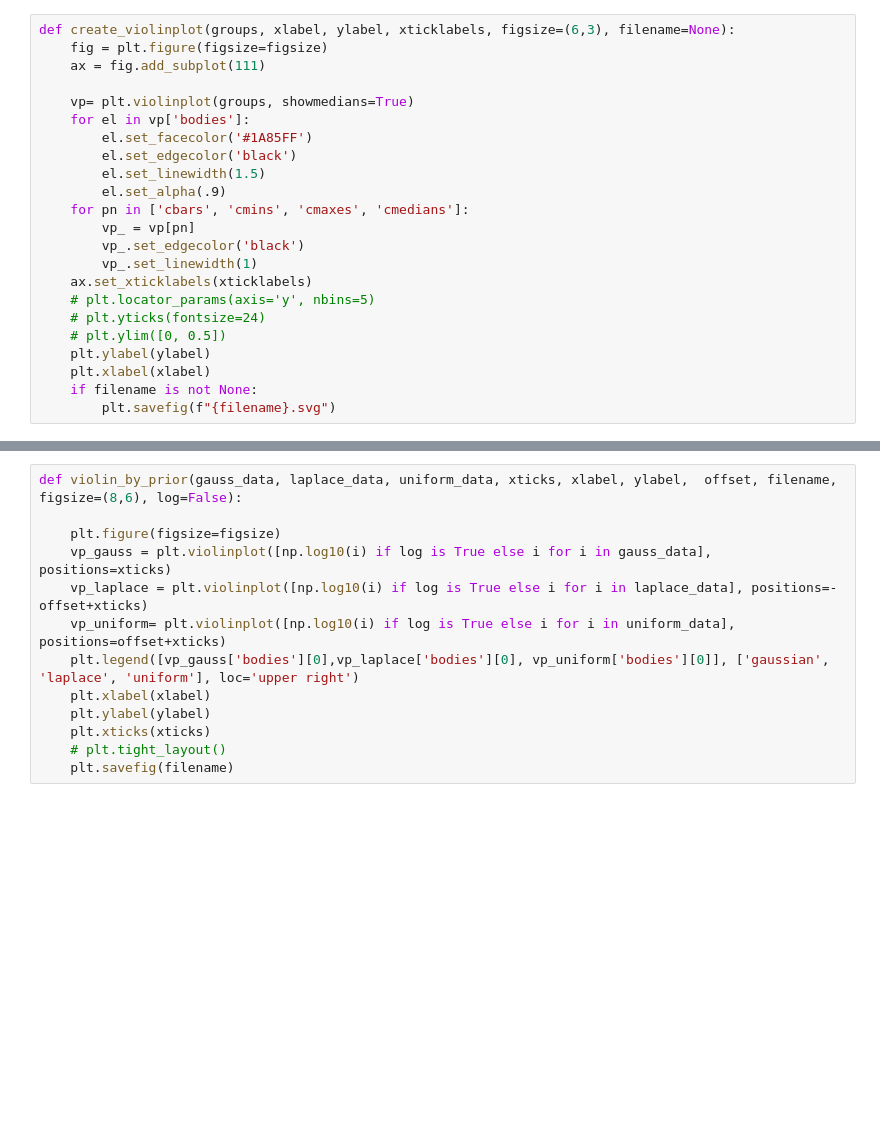
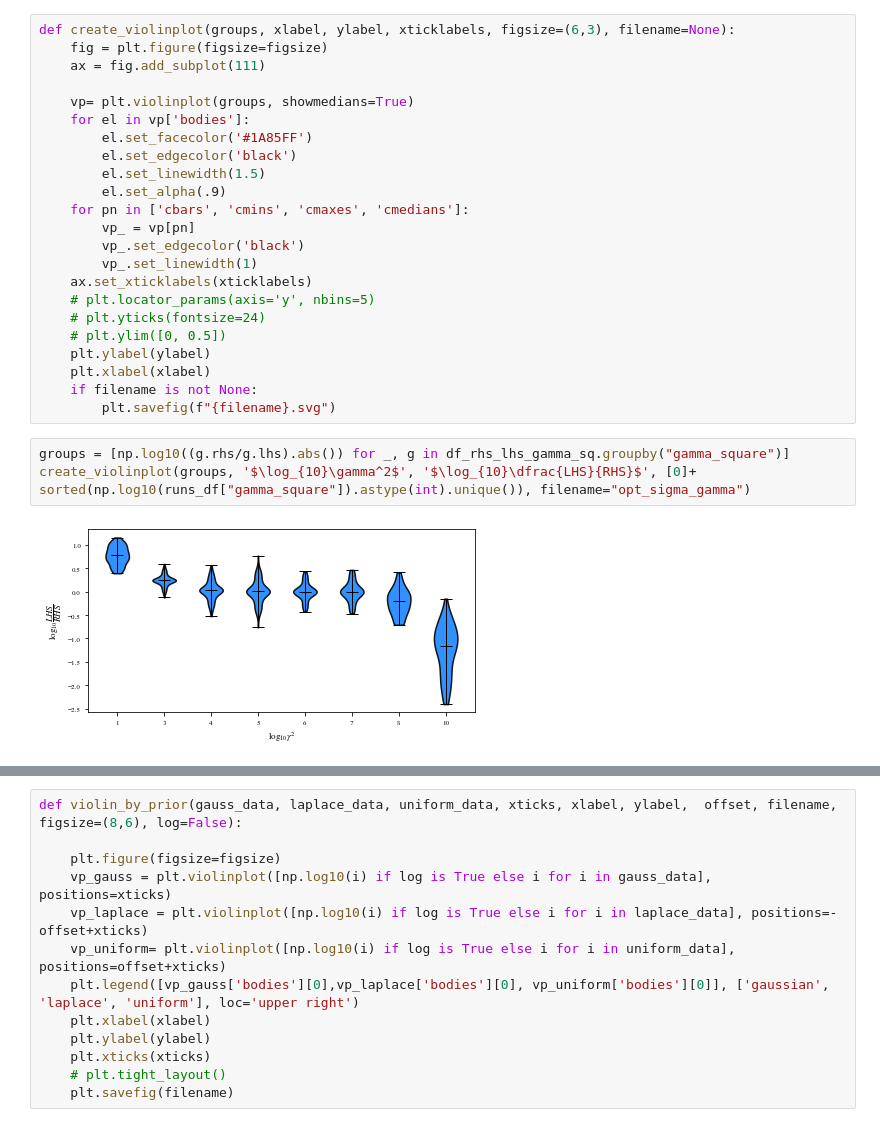
Before and after one commit to rpatrik96/ima-vae, a Jupyter notebook: notebooks/synth_plots.ipynb, the cells around one changed output, grey strips where cells are left out. Saved outputs shown, nothing was run; the diff lists cells and outputs as text; blank space fills up the shorter version.

```diff
--- a/notebooks/synth_plots.ipynb
+++ b/notebooks/synth_plots.ipynb
@@ -258,3 +257,8 @@ def create_violinplot(groups, xlabel, ylabel, xticklabels, figsize=(6,3), filena
     plt.xlabel(xlabel)
     if filename is not None:
         plt.savefig(f"{filename}.svg")
+# %%
+groups = [np.log10((g.rhs/g.lhs).abs()) for _, g in df_rhs_lhs_gamma_sq.groupby("gamma_square")]
+create_violinplot(groups, '$\log_{10}\gamma^2$', '$\log_{10}\dfrac{LHS}{RHS}$', [0]+ sorted(np.log10(runs_df["gamma_square"]).astype(int).unique()), filename="opt_sigma_gamma")
+# %% [output]
+[figure, added]
```
Also changed, not shown: parts of 37 cells of this notebook.
